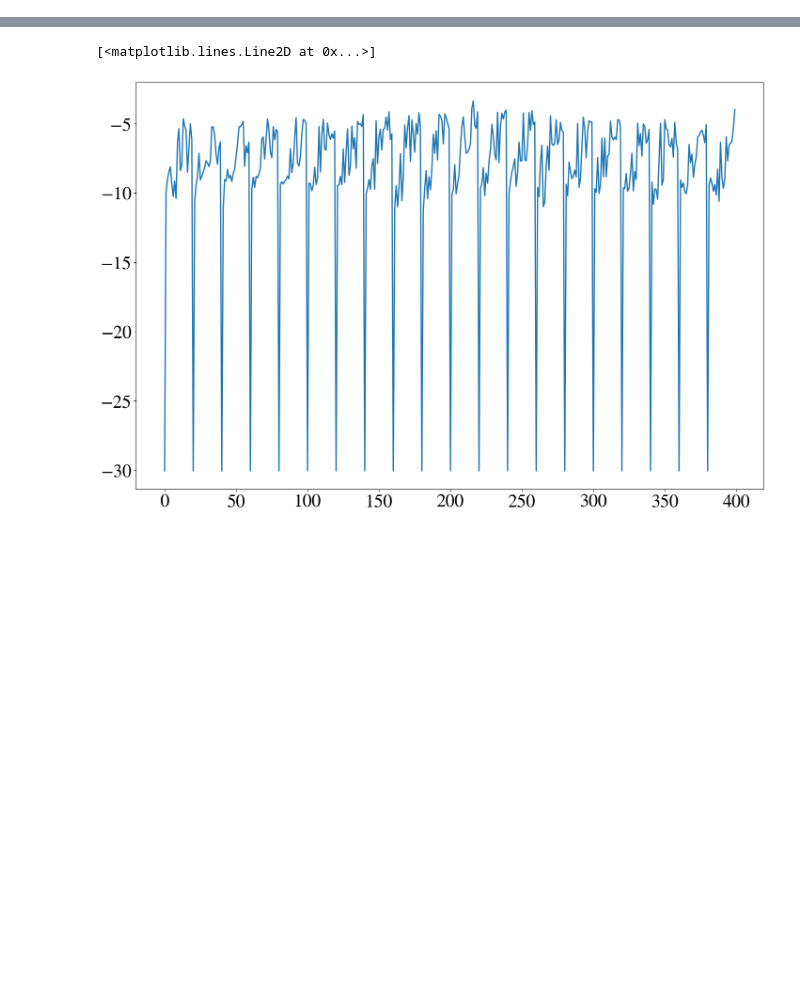
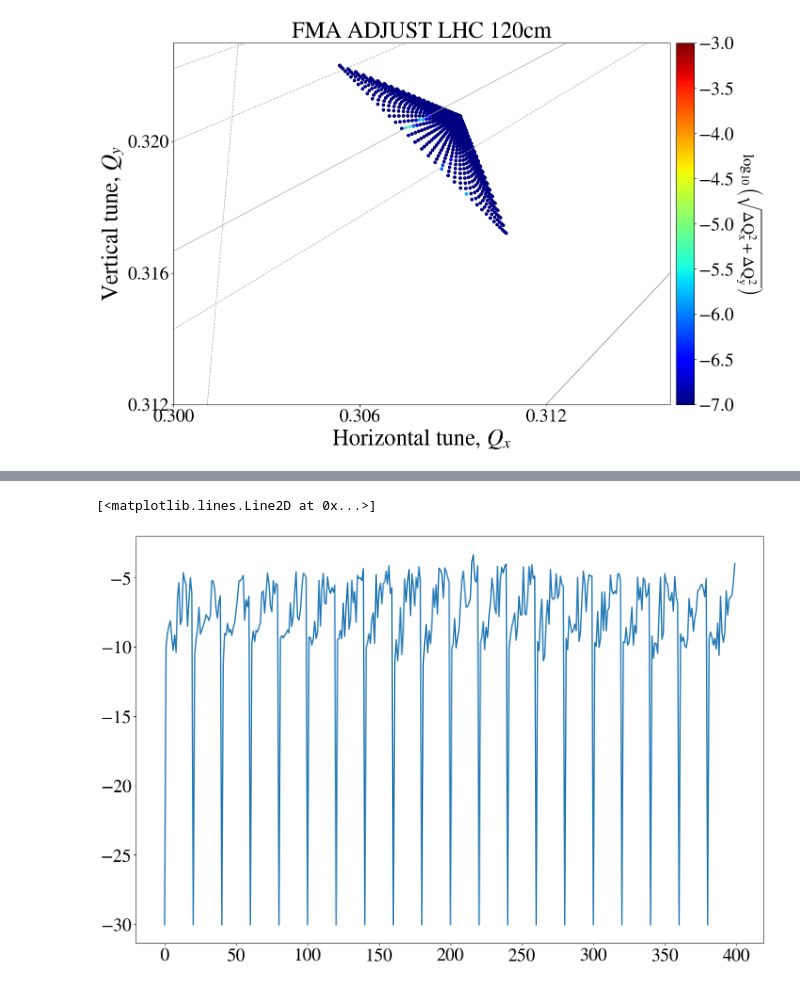
Before and after one commit to aradosla/example_DA_study, a Jupyter notebook: studies/my_scripts/Frequency map.ipynb, the cells around one changed output, grey strips where cells are left out. Cells and saved outputs as stored; diff of their text form; code cells hidden in the pictures; blank space fills up the shorter version.

```diff
--- a/studies/my_scripts/Frequency map.ipynb
+++ b/studies/my_scripts/Frequency map.ipynb
@@ -14,6 +15,15 @@ import nafflib as NAFFlib
 
 #collider = xt.Multiline.from_json('/afs/cern.ch/work/a/aradosla/private/example_DA_study_50Hz/studies/scans/example_tunescan_gpu/base_collider/collider.json')
 #collider = xt.Multiline.from_json('/afs/cern.ch/work/a/aradosla/private/example_DA_study/studies/scans/example_tunescan/base_collider/xtrack_0000/collider_final.json')
-collider = xt.Multiline.from_json('/eos/user/a/aradosla/SWAN_projects/Realistic_noise_simulations/50_Hz_noise_simulation_50k/collider_final_60cm.json')
+#collider = xt.Multiline.from_json('/eos/user/a/aradosla/SWAN_projects/Realistic_noise_simulations/50_Hz_noise_simulation_50k/collider_final_60cm.json')
 #collider = xt.Multiline.from_json('/afs/cern.ch/work/a/aradosla/private/example_DA_study_mine/master_study/master_jobs/2_configure_and_track/collider.json')
+#collider = xt.Multiline.from_json('/eos/user/a/aradosla/SWAN_projects/50_Hz_120cm_correct_1Mturns_WITH_10excitation_WITH_beambeam_chroma20_oct400/collider_final.json')
+#collider = xt.Multiline.from_json('/eos/user/a/aradosla/SWAN_projects/50_Hz_noise_simulationCORRECT_newnoise120cm_WITH_beam_beam_10excitation1M100k_6D_fft/collider_final_1timenoise.json')
+collider = xt.Multiline.from_json('collider_final_2025_23_nonoise.json')
+
+# Check these and see about the long ranges!!!
+#collider.vars['i_oct_b1'] = -500
+#collider.vars['i_oct_b2'] = -500
+#collider.vars['dqx'] = 20
+#collider.vars['dqy'] = 20
 # %% [output]
@@ -377,3 +395,39 @@ def fma(result_phys):
     dff = pd.DataFrame({'particle_id': keys,'qx1': qx_tot1, 'qy1': qy_tot1, 'qx2':qx_tot2, 'qy2':qy_tot2, 'diffusion': diffusions} )
     dff = dff.merge(df, on='particle_id')
     return dff
+# %%
+#dffs = pd.read_parquet('collider120_example_mine_1timenoise.parquet')
+dffs= fma(result_phys)
+frev = 11245.5
+fig, ax = plt.subplots()
+plt.scatter(dffs[dffs['at_turn'] == 0]['qx1'],dffs[dffs['at_turn'] == 0]['qy1'], s=20, edgecolors=None, c=dffs[dffs['at_turn'] == 0]['diffusion'],vmin = -7, vmax = -3, cmap='jet')
+#plt.xlim(0.29, 0.315)
+#plt.ylim(0.30, 0.33)
+ax.yaxis.set_major_locator(plt.MaxNLocator(3))
+ax.xaxis.set_major_locator(plt.MaxNLocator(3))
+plt.xlabel(r"Horizontal tune, $Q_x$")
+plt.ylabel(r"Vertical tune, $Q_y$")
+plt.title('')
+cbar=plt.colorbar(pad=0.01)
+x_min, x_max = 0.29, 0.315  # Define your x-axis limits
+
+#for i in np.arange(0, frev, 50):
+#    x_val = (frev - i) / frev  # Convert Hz to tune
+#    if x_min <= x_val <= x_max:  # Only plot if inside the x-range
+#        plt.axvline(x_val, color='black', linestyle='--', lw=2)
+#        plt.text(x_val, 0.324, f'{int(i)} [Hz]', rotation=90)
+#for i in flist:
+#    x_val = (frev - i) / frev  # Convert Hz to tune
+#    if x_min <= x_val <= x_max:  # Only plot if inside the x-range
+#        plt.axvline(x_val, color='red', linestyle='--', lw=2)
+#        plt.text(x_val, 0.324, f'{i:.0f} [Hz]', rotation=90)
+cbar.set_label(r'$\rm \log_{10}\left({\sqrt{\Delta Q_x^2 + \Delta Q_y^2}}\right)$',labelpad=45,rotation=270, fontsize=24)
+#ootprint.lw_mine=0.5
+plt.title('FMA ADJUST LHC 120cm')
+#plt.xlim(0.30, 0.306)
+#plt.ylim(0.312, 0.323)
+plt.xlim(0.30, 0.316)
+plt.ylim(0.312, 0.323)
+plot_res_upto_order(12,c1 = 'darkgrey', c2 = 'darkgrey',c3='r',annotate=False)
+# %% [output]
+[figure, added]
```
Also changed, not shown: parts of 20 cells of this notebook, 45 other files.
